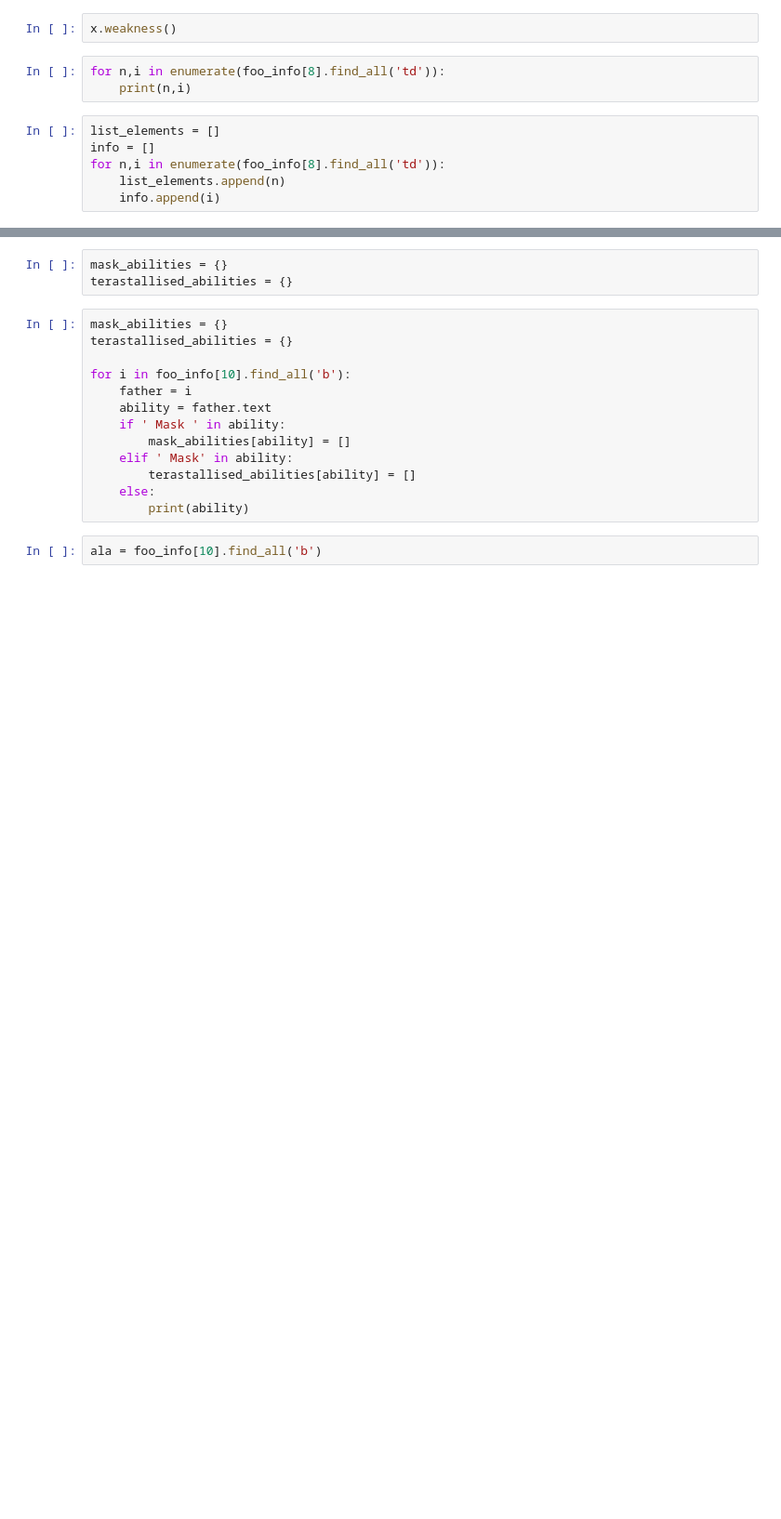
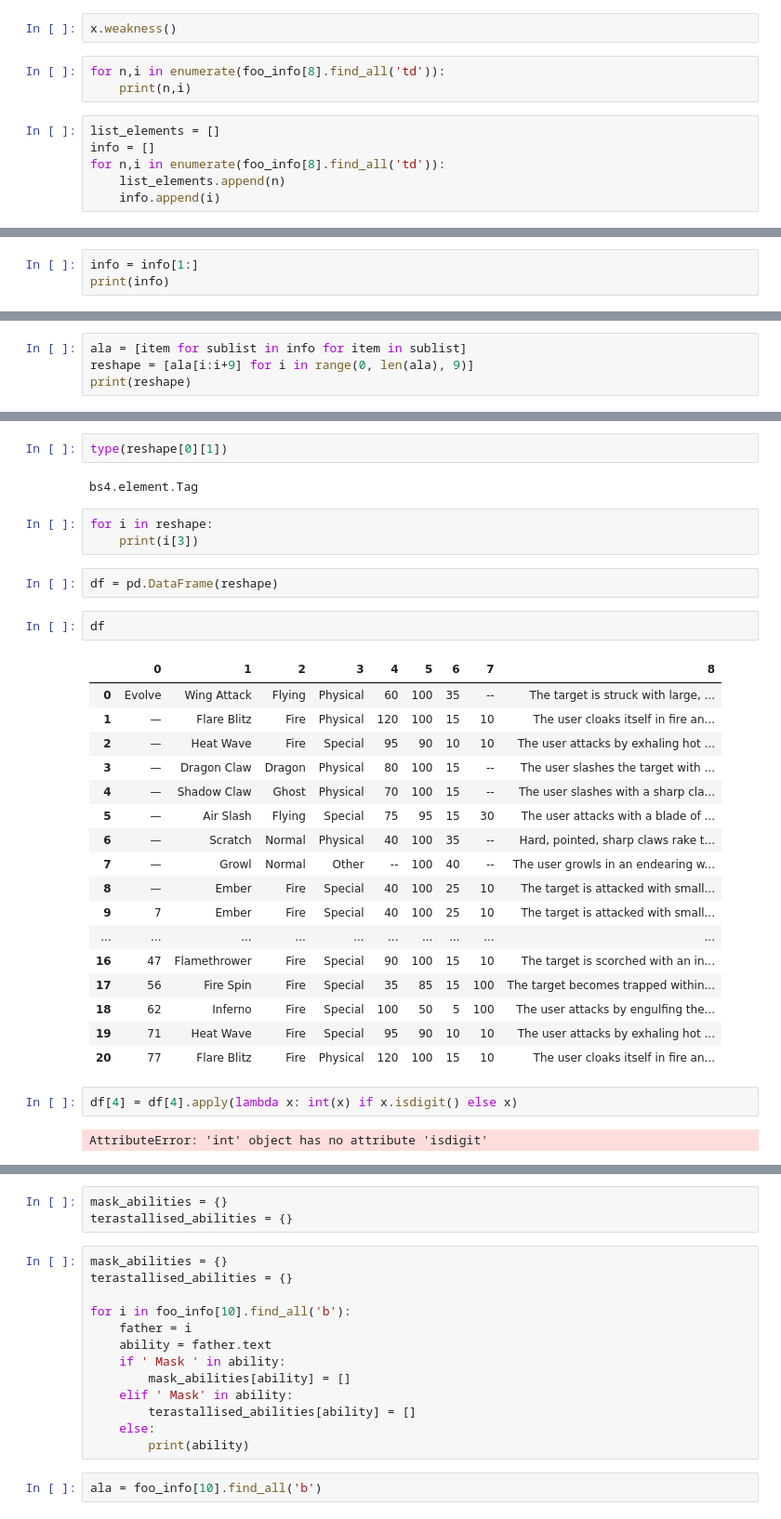
Before and after one commit to kjroy93/pokemon, a Jupyter notebook: notebook.ipynb, the cells around one changed output, grey strips where cells are left out. Shown: that part at 93% size. Cells and saved outputs as stored; diff of their text form; blank space fills up the shorter version.

```diff
--- a/notebook.ipynb
+++ b/notebook.ipynb
@@ -75,0 +79,3 @@ print(info_split)
+# %%
+info = info[1:]
+print(info)
@@ -75,0 +84,4 @@ print(info_split)
+# %%
+ala = [item for sublist in info for item in sublist]
+reshape = [ala[i:i+9] for i in range(0, len(ala), 9)]
+print(reshape)
@@ -75,0 +104,33 @@ print(info_split)
+# %%
+type(reshape[0][1])
+# %% [output]
+bs4.element.Tag
+# %%
+for i in reshape:
+    print(i[3])
+# %%
+df = pd.DataFrame(reshape)
+# %%
+df
+# %% [output]
+|  | 0 | 1 | 2 | 3 | 4 | 5 | 6 | 7 | 8 |
+| 0 | Evolve | Wing Attack | Flying | Physical | 60 | 100 | 35 | -- | The target is struck with large, ... |
+| 1 | — | Flare Blitz | Fire | Physical | 120 | 100 | 15 | 10 | The user cloaks itself in fire an... |
+| 2 | — | Heat Wave | Fire | Special | 95 | 90 | 10 | 10 | The user attacks by exhaling hot ... |
+| 3 | — | Dragon Claw | Dragon | Physical | 80 | 100 | 15 | -- | The user slashes the target with ... |
+| 4 | — | Shadow Claw | Ghost | Physical | 70 | 100 | 15 | -- | The user slashes with a sharp cla... |
+| 5 | — | Air Slash | Flying | Special | 75 | 95 | 15 | 30 | The user attacks with a blade of ... |
+| 6 | — | Scratch | Normal | Physical | 40 | 100 | 35 | -- | Hard, pointed, sharp claws rake t... |
+| 7 | — | Growl | Normal | Other | -- | 100 | 40 | -- | The user growls in an endearing w... |
+| 8 | — | Ember | Fire | Special | 40 | 100 | 25 | 10 | The target is attacked with small... |
+| 9 | 7 | Ember | Fire | Special | 40 | 100 | 25 | 10 | The target is attacked with small... |
+| ... | ... | ... | ... | ... | ... | ... | ... | ... | ... |
+| 16 | 47 | Flamethrower | Fire | Special | 90 | 100 | 15 | 10 | The target is scorched with an in... |
+| 17 | 56 | Fire Spin | Fire | Special | 35 | 85 | 15 | 100 | The target becomes trapped within... |
+| 18 | 62 | Inferno | Fire | Special | 100 | 50 | 5 | 100 | The user attacks by engulfing the... |
+| 19 | 71 | Heat Wave | Fire | Special | 95 | 90 | 10 | 10 | The user attacks by exhaling hot ... |
+| 20 | 77 | Flare Blitz | Fire | Physical | 120 | 100 | 15 | 10 | The user cloaks itself in fire an... |
+# %%
+df[4] = df[4].apply(lambda x: int(x) if x.isdigit() else x)
+# %% [output]
+AttributeError: 'int' object has no attribute 'isdigit'
```
Also changed, not shown: parts of 8 cells of this notebook, 2 other files.
